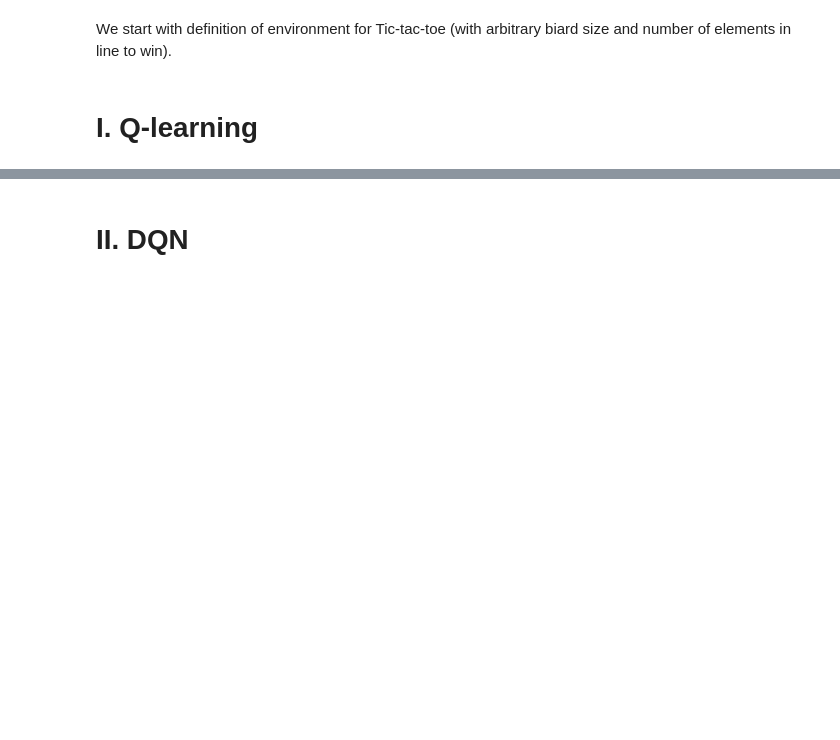
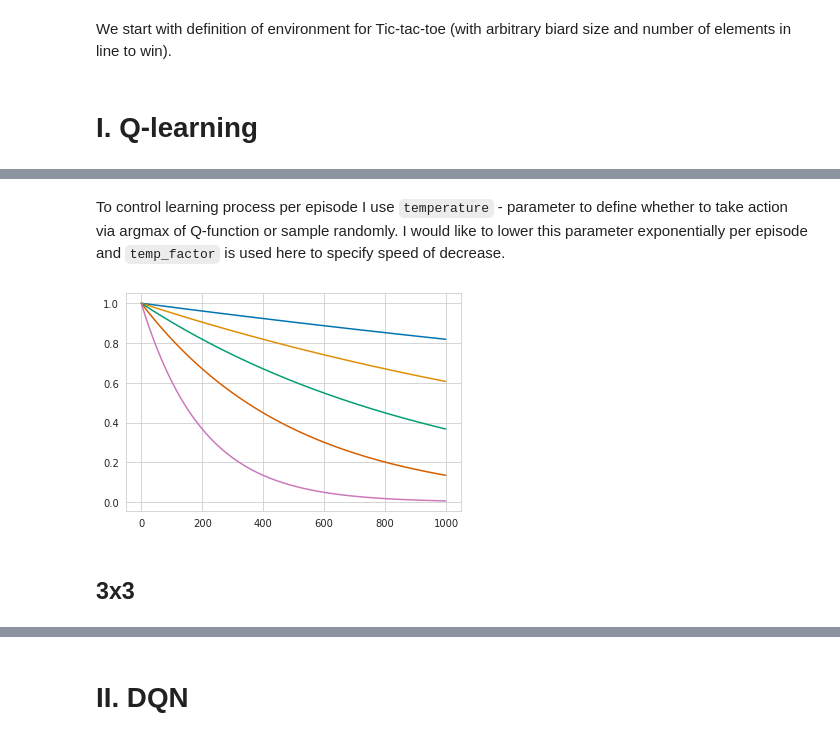
Before and after one commit to oortur/MADE, a Jupyter notebook: rl_dl_advanced/HW2_RL_for_tictactoe.ipynb, the cells around one changed output, grey strips where cells are left out. Cells and saved outputs as stored; diff of their text form; code cells hidden in the pictures; blank space fills up the shorter version.

```diff
--- a/rl_dl_advanced/HW2_RL_for_tictactoe.ipynb
+++ b/rl_dl_advanced/HW2_RL_for_tictactoe.ipynb
@@ -280,0 +516,12 @@ def plot_durations(xs, labels):
+# %% [markdown]
+To control learning process per episode I use `temperature` - parameter to define whether to take action via argmax of Q-function or sample randomly. I would like to lower this parameter exponentially per episode and `temp_factor` is used here to specify speed of decrease.
+# %%
+N = 1000
+temp_factors = [0.2, 0.5, 1, 2, 5]
+for temp_factor in temp_factors:
+    plt.plot(np.exp(-np.arange(N) / N * temp_factor))
+plt.show()
+# %% [output]
+[figure, added]
+# %% [markdown]
+## 3x3
```
Also changed, not shown: parts of 17 cells of this notebook.
